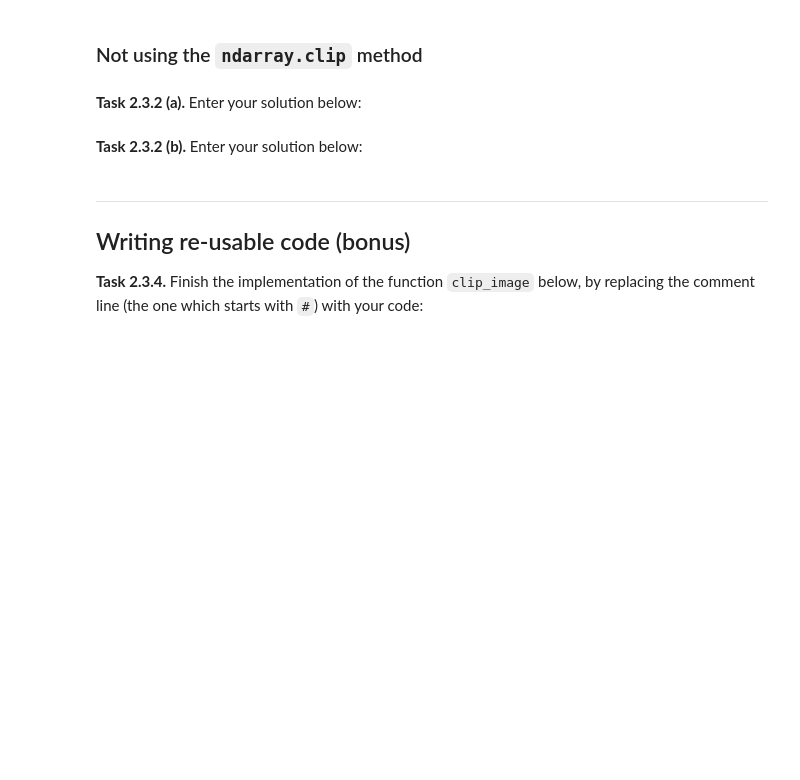
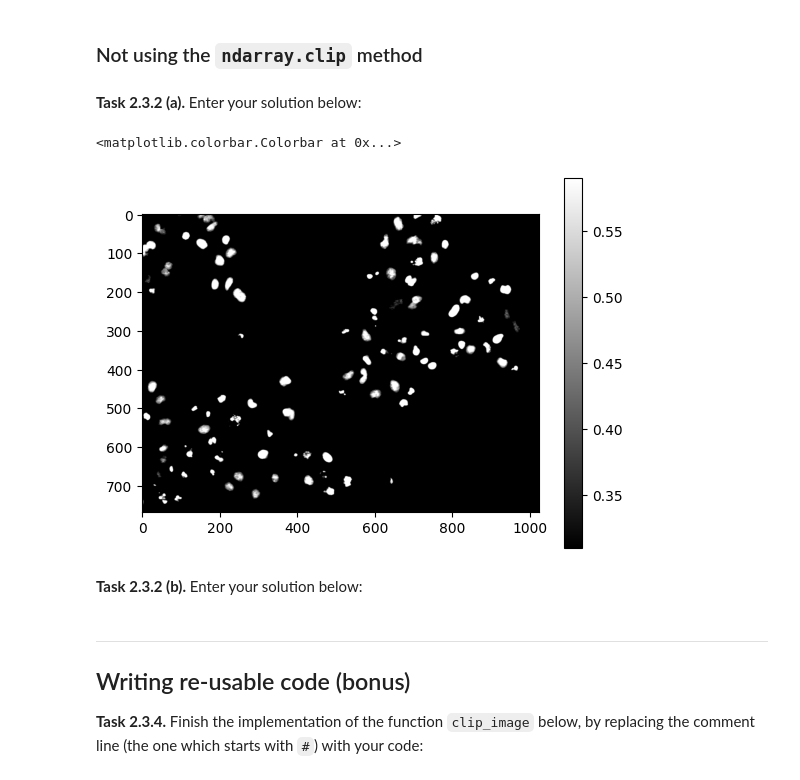
Before and after one commit to sglnat/mobi-fs3-python, a Jupyter notebook: task2.ipynb, the cells around one changed output. Cells and saved outputs as stored; diff of their text form; code cells hidden in the pictures; blank space fills up the shorter version.

```diff
--- a/task2.ipynb
+++ b/task2.ipynb
@@ -51,6 +59,31 @@ T2 = 0.59
 ### Not using the `ndarray.clip` method
 # %% [markdown]
 **<a id="#">Task 2.3.2 (a).</a>** Enter your solution below:
+# %%
+img.shape
+img_clip2=img.copy()
+h, w = img.shape
+i=0
+
+
+while i<h:
+    j=0
+    while j<w:
+        if img_clip2[i,j] < T1:
+            img_clip2[i, j] = T1
+
+        elif img_clip2[i, j] > T2:
+            img_clip2[i, j] = T2
+        #else:
+        #    img_clip2[i, j] = img_clip2[i, j]
+        j=j+1
+    i=i+1
+
+plt.imshow(img_clip2, 'gray')
+plt.colorbar()
+# %% [output]
+<matplotlib.colorbar.Colorbar at 0x...>
+[figure, added]
 # %% [markdown]
 **<a id="#">Task 2.3.2 (b).</a>** Enter your solution below:
 # %% [markdown]
```
Also changed, not shown: parts of 1 cell of this notebook.
